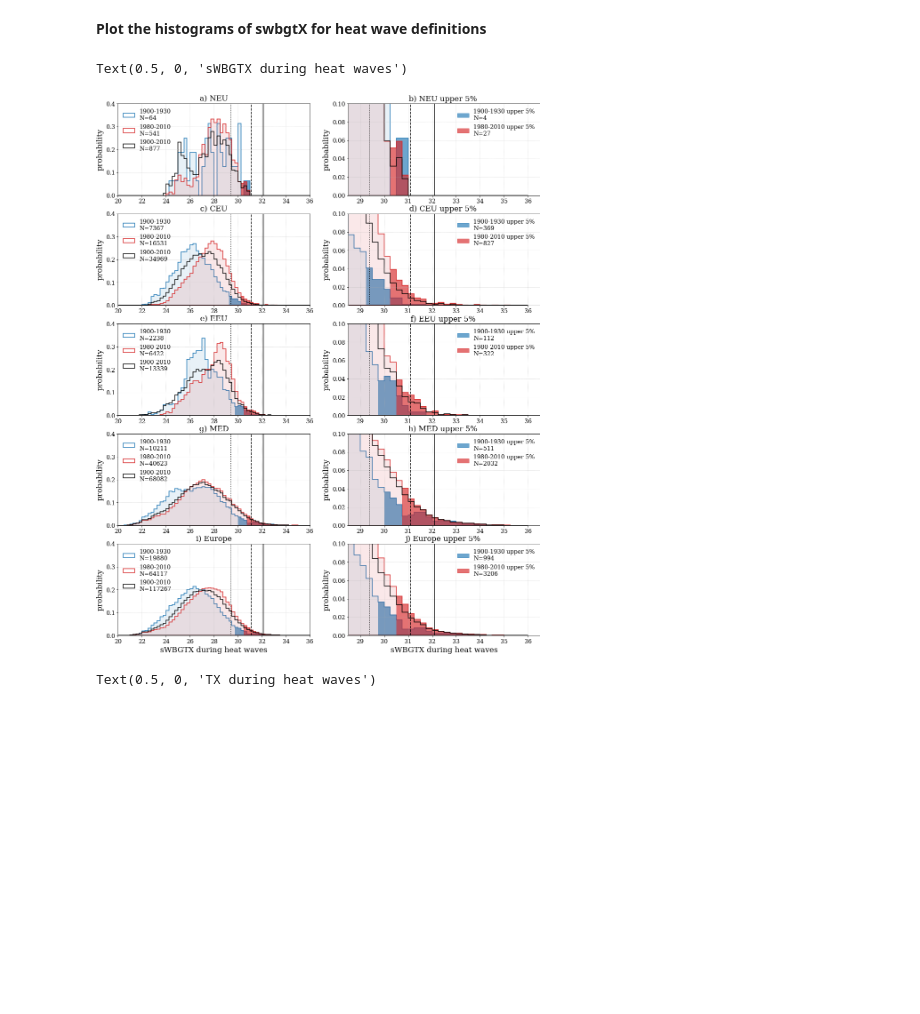
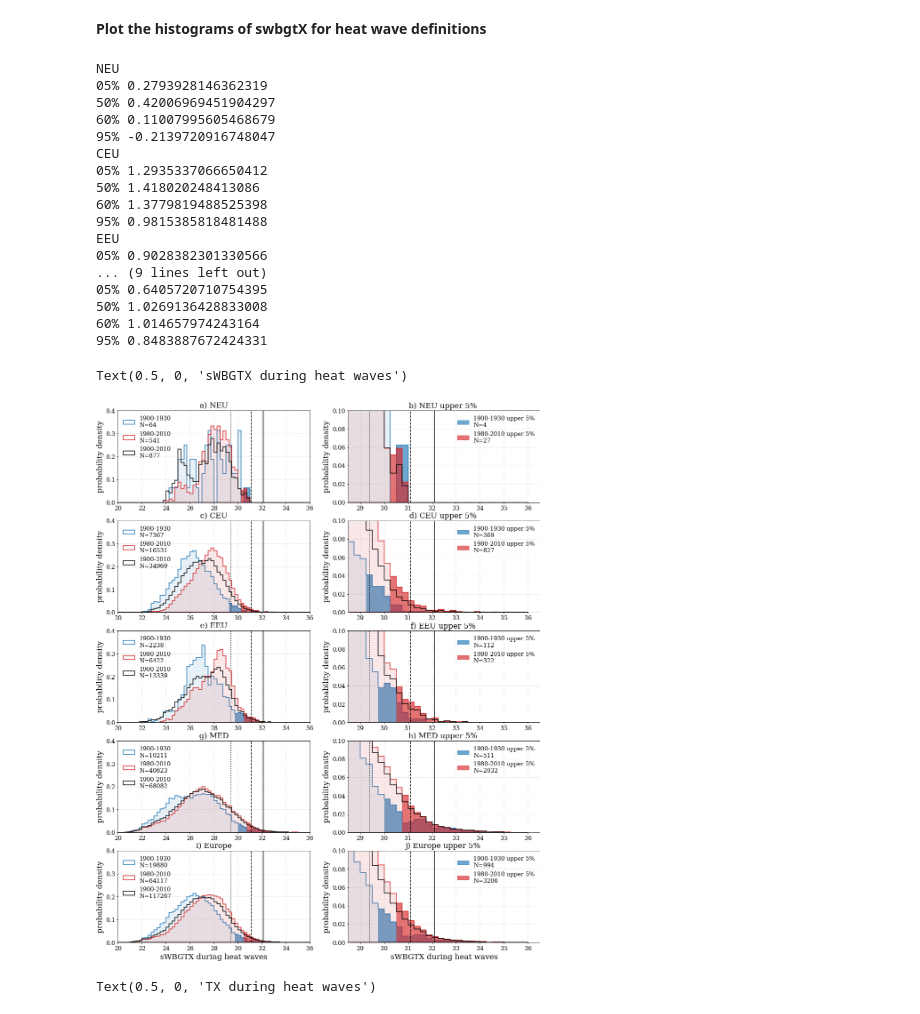
Before and after one commit to nilsnevertree/Trends-in-Heat-Stress-over-Europe, a Jupyter notebook: Scripts/heat_wave_trend.ipynb, the cells around one changed output. Saved outputs shown, nothing was run; the diff lists cells and outputs as text; code cells hidden in the pictures; blank space fills up the shorter version.

```diff
--- a/Scripts/heat_wave_trend.ipynb
+++ b/Scripts/heat_wave_trend.ipynb
@@ -85,7 +85,7 @@ regions = [('NEU', 16), ('CEU', 17) , ('EEU' , 18), ('MED' , 19), ("Europe", Non
 
 color = "tab:red"
 header = 'mean temperature during heatwave'
-ylabel = 'density'
+ylabel = 'probability density'
 xlabel = 'sWBGTX during heat waves'
 variable = "swbgt"
 variable_long = "sWBGTX"
@@ -158,6 +158,26 @@ for region in regions:
 
 #     mask_russo = mask_russo_org.where(land_mask, other = False).where(mc.mask_region(mask_russo_org, region[1]), other = False)
     mask = data.heatwave_mask_ydrunpctl_98_referenceperiod.where(land_mask, other = False).where(mc.mask_region(mask, region[1]), other = False)
+    plot_data = data[variable].where(mask).sel(time = first30)
+    print(region[0])
+    selected = plot_data.values.flatten()
+    selected = selected[~np.isnan(selected)]
+    first05 = np.quantile(selected,0.05)
+    first50 = np.quantile(selected,0.5)
+    first60 = np.quantile(selected,0.6)
+    first95 = np.quantile(selected,0.95)
+    plot_data = data[variable].where(mask).sel(time = last30)
+    selected = plot_data.values.flatten()
+    selected = selected[~np.isnan(selected)]
+    last05 = np.quantile(selected,0.05)
+    last50 = np.quantile(selected,0.5)
+    last60 = np.quantile(selected,0.6)
+    last95 = np.quantile(selected,0.95)
+    print('05%',last05-first05)
+    print('50%',last50-first50)
+    print('60%',last60-first60)
+    print('95%',last95-first95)
+
 
     # create the figure and the gridspecs
 
@@ -172,6 +192,7 @@ for region in regions:
     first_res = plot_timeslice(ax = ax0, data = plot_data, timeslice = first30, color = "tab:blue")
     last_res = plot_timeslice(ax = ax0, data = plot_data, timeslice = last30, color = "tab:red")
     plot_sample(ax = ax0, data = plot_data)
+
     ax0.legend(loc = 'upper left')
     first_res = plot_timeslice(ax = ax1, data = plot_data, timeslice = first30, color = "tab:blue", upper_label = True)
     last_res = plot_timeslice(ax = ax1, data = plot_data, timeslice = last30, color = "tab:red", upper_label = True)
@@ -184,36 +205,53 @@ for region in regions:
 
     ylim = list(ax1.get_xlim())
     ylim[0] = int(min([first_res[0], last_res[1]])) - 0.5
     ax1.set_xlim(ylim)
     ax1.set_ylim([0,0.10])
     ax0.set_ylim([0,0.4])
     ax0.set_xlim(20,36)
     ax1.set_xlim(28.5,36.5)
     ax0.set_title(subfigure_label[idx_subfigure_label] + region[0])
     idx_subfigure_label += 1
     ax1.set_title(subfigure_label[idx_subfigure_label] + region[0] + ' upper 5% ')
     idx_subfigure_label += 1
 #     both_variables(ax = ax1, data = data.swbgt.where(mask_russo))
 
 #     both_variables(ax = ax2, data = hwmid.where(mask_dwd))
 #     both_variables(ax = ax3, data = hwmid.where(mask_russo))
 
     for axs in [ax0,ax1]:
-        axs.set_ylabel('probability')
+        axs.set_ylabel(ylabel)
 #         axs.set_xlabel('sWBGT')
         axs.grid()
         axs.axvline(29.4, color = 'k', linewidth = 1.5, linestyle = ':')
         axs.axvline(31.1, color = 'k', linewidth = 1.5, linestyle = '--')
         axs.axvline(32.1, color = 'k', linewidth = 1.5, linestyle = '-')
 
 
     idx += 1
 
 ax0.set_xlabel(xlabel)
 ax1.set_xlabel(xlabel)
 # %% [output]
-Text(0.5, 0, 'sWBGTX during heat waves')
+NEU
+05% 0.2793928146362319
+50% 0.42006969451904297
+60% 0.11007995605468679
+95% -0.2139720916748047
+CEU
+05% 1.2935337066650412
+50% 1.418020248413086
+60% 1.3779819488525398
+95% 0.9815385818481488
+EEU
+05% 0.9028382301330566
+... (9 lines left out)
+05% 0.6405720710754395
+50% 1.0269136428833008
+60% 1.014657974243164
+95% 0.8483887672424331
+Text(0.5, 0, 'sWBGTX during heat waves')
-[figure, old version]
+[figure, new version]
 # %%
 fig.savefig(trendfolder + 'histograms_' + variable_long + '_density_ydrunpctl_98_referenceperiod.png')
 # %%
```
Also changed, not shown: 16 other files.
